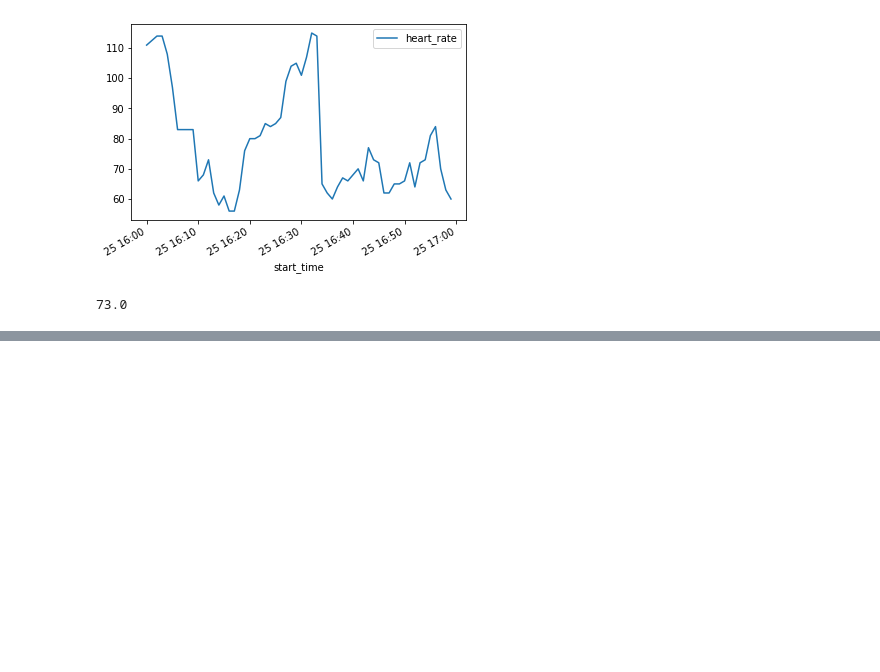
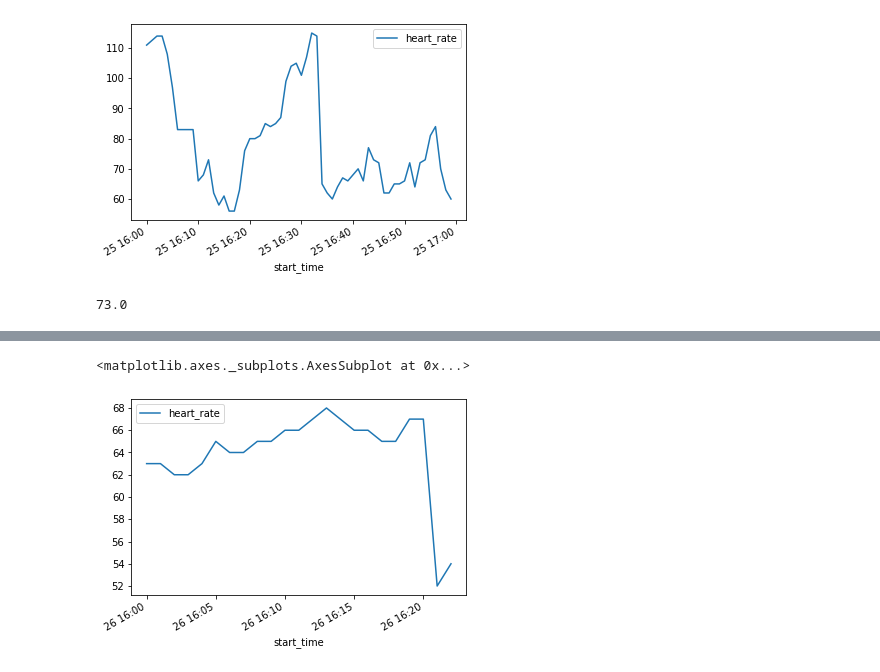
Before and after one commit to JavierCorralLizarraga/Datos-de-samsung-health, a Jupyter notebook: SHData.ipynb, the cells around one changed output, grey strips where cells are left out. Saved outputs shown, nothing was run; the diff lists cells and outputs as text; code cells hidden in the pictures; blank space fills up the shorter version.

Commit message:
subimos todos los jsons de una carpeta y los acomodamos en un df unico del cual se puede extrar informacion relevante

```diff
--- a/SHData.ipynb
+++ b/SHData.ipynb
@@ -126,0 +127,24 @@ wea = pd.read_json(json)
+# %%
+from google.colab import files
+heartrate2 = files.upload()
+# %%
+#APLICANDOLO A TODA UNA CARPETA
+type(heartrate2)
+heartrate2
+h2list=[]
+for i in heartrate2: #esta fea pero luego la refactoreamos
+  data = next(iter(uploaded.values()))
+  d = json.loads(data.decode())
+  subido=json.dumps(d)
+  h2list.append(subido)
+h2list
+h2leido=[]
+for i in range(len(h2list)):
+  h2leido.append(pd.read_json(h2list[i]))
+h2leido
+dfconcatenados=pd.concat(h2leido)
+dfconcatenados.sort_values(by=['start_time'])
+dfconcatenados.plot(x='start_time', y='heart_rate')
+# %% [output]
+<matplotlib.axes._subplots.AxesSubplot at 0x...>
+[figure, added]
```
Also changed, not shown: parts of 10 cells of this notebook.
